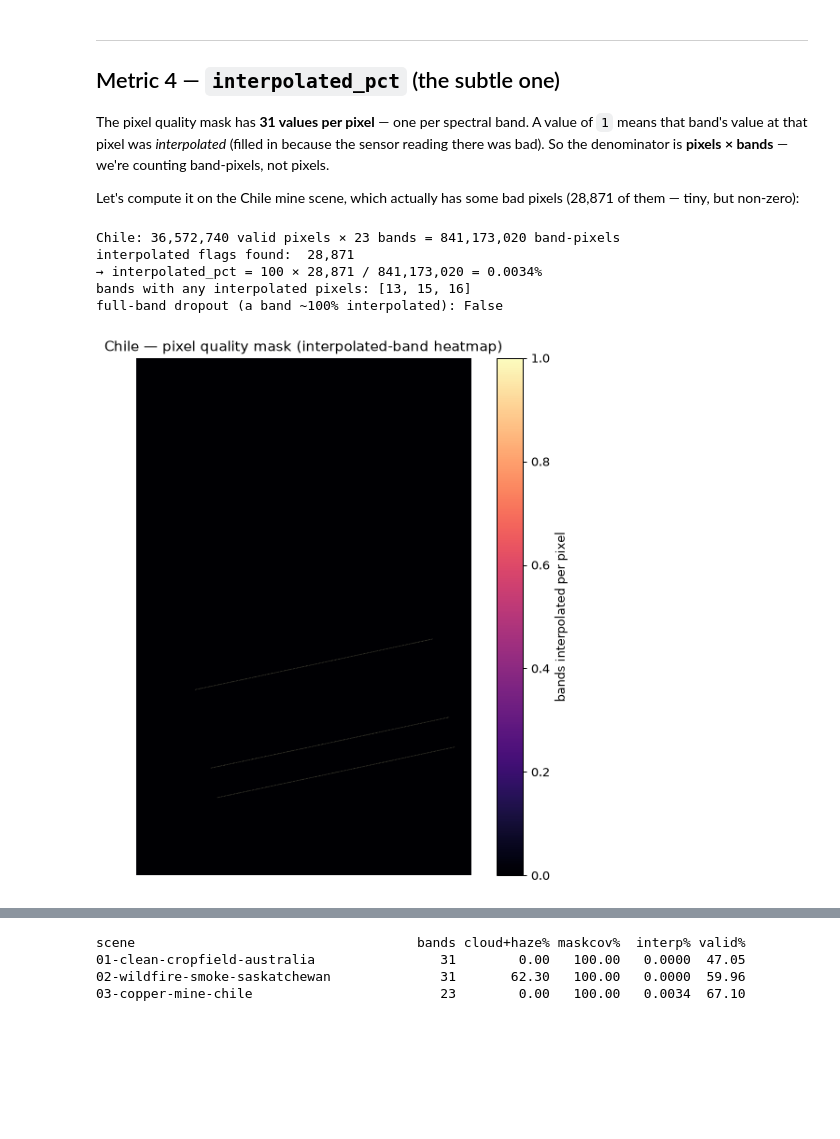
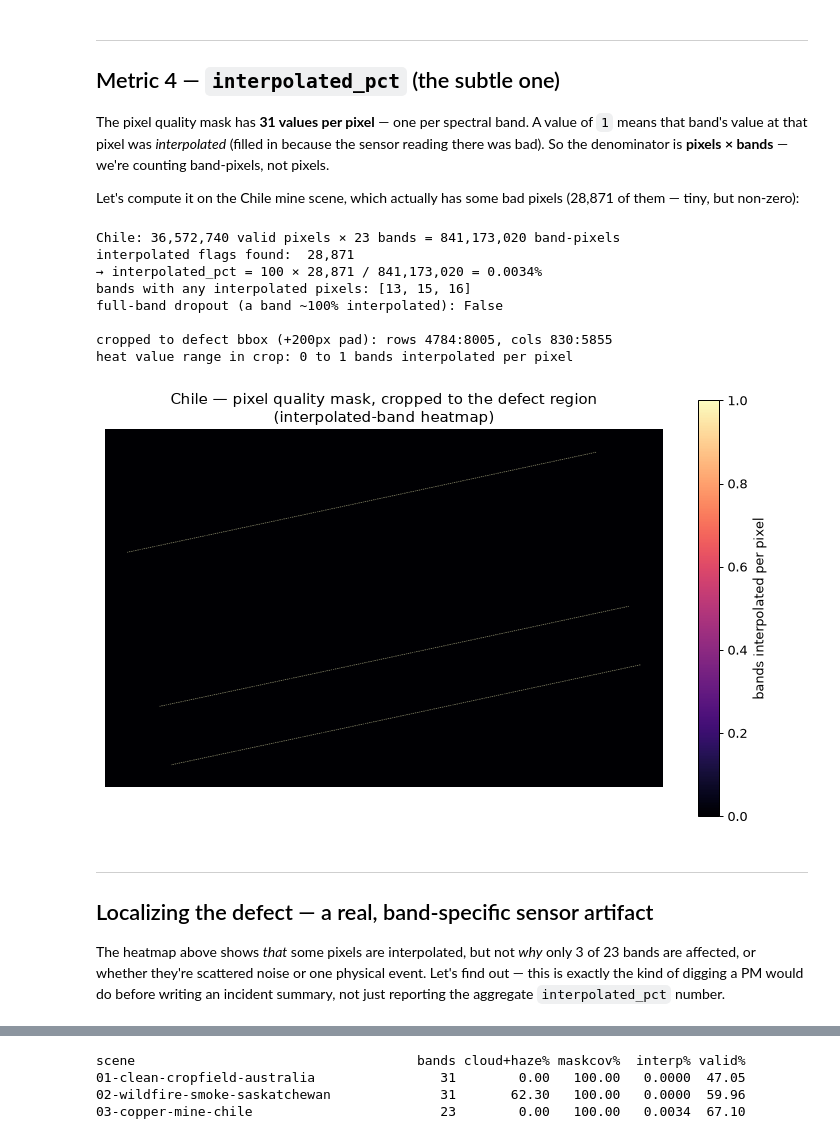
Before and after one commit to shilpi1958/pixxel-image-pm, a Jupyter notebook: notebooks/qa_pipeline_walkthrough.ipynb, the cells around one changed output, grey strips where cells are left out. Cells and saved outputs as stored; diff of their text form; code cells hidden in the pictures; blank space fills up the shorter version.

```diff
--- a/notebooks/qa_pipeline_walkthrough.ipynb
+++ b/notebooks/qa_pipeline_walkthrough.ipynb
@@ -228,32 +266,60 @@ Let's compute it on the Chile mine scene, which actually has some bad pixels
 # %%
 chile = next(p for p in scenes if "copper-mine" in p.name)
 dm2 = tifffile.imread(str(chile / "data_mask.tiff"))
 pq2 = tifffile.imread(str(chile / "pixel_quality_mask.tiff"))
 valid2 = np.any(dm2 != 255, axis=-1)
 vtot2 = int(valid2.sum())
 nb2 = pq2.shape[2]
 
 interp2 = int((pq2[valid2] == 1).sum())
 print(f"Chile: {vtot2:,} valid pixels × {nb2} bands = {vtot2*nb2:,} band-pixels")
 print(f"interpolated flags found:  {interp2:,}")
 interpolated_pct = round(100 * interp2 / (vtot2 * nb2), 4)
 print(f"→ interpolated_pct = 100 × {interp2:,} / {vtot2*nb2:,} = {interpolated_pct}%")
 
 # per-band view — is any single band a full dropout?
 per_band = [int((pq2[..., b][valid2] == 1).sum()) for b in range(nb2)]
 print(f"bands with any interpolated pixels: {[i for i, c in enumerate(per_band) if c > 0]}")
 print(f"full-band dropout (a band ~100% interpolated): {any(c >= vtot2 for c in per_band)}")
 
 # visualize: count interpolated bands per pixel
-f = max(1, pq2.shape[1] // 1000)
-heat = (pq2[::f, ::f] == 1).sum(axis=-1)
-plt.figure(figsize=(8, 8))
-im = plt.imshow(heat, cmap="magma"); plt.colorbar(im, label="bands interpolated per pixel")
-plt.title("Chile — pixel quality mask (interpolated-band heatmap)"); plt.axis("off"); plt.show()
+# Naive full-scene downsampling (stride slicing) makes this defect invisible: it's a
+# thin scan-line only ~900px tall in a ~9,200px-tall image, across just 3 of 23 bands
+# — an every-Nth-pixel stride can skip every single defect pixel. Two fixes instead:
+# 1) crop to the defect's actual bounding box before downsampling, so nothing is skipped
+# 2) cap the colorbar at the real max (3 bands), not an assumed 0-1 range — otherwise
+#    a value of "3" reads as barely-above-black on a scale that goes up to "23"
+bad_rows, bad_cols = np.where((pq2 == 1).any(axis=-1))
+pad = 200
+r0, r1 = max(0, bad_rows.min() - pad), min(pq2.shape[0], bad_rows.max() + pad)
+c0, c1 = max(0, bad_cols.min() - pad), min(pq2.shape[1], bad_cols.max() + pad)
+crop = pq2[r0:r1, c0:c1, :]
+f = max(1, crop.shape[1] // 1200)
+heat = (crop[::f, ::f] == 1).sum(axis=-1)
+print(f"\ncropped to defect bbox (+{pad}px pad): rows {r0}:{r1}, cols {c0}:{c1}")
+print(f"heat value range in crop: {heat.min()} to {heat.max()} bands interpolated per pixel")
+
+plt.figure(figsize=(10, 6))
+im = plt.imshow(heat, cmap="magma", vmin=0, vmax=max(1, heat.max()))
+plt.colorbar(im, label="bands interpolated per pixel")
+plt.title("Chile — pixel quality mask, cropped to the defect region\n(interpolated-band heatmap)")
+plt.axis("off")
+plt.show()
 # %% [output]
 Chile: 36,572,740 valid pixels × 23 bands = 841,173,020 band-pixels
 interpolated flags found:  28,871
 → interpolated_pct = 100 × 28,871 / 841,173,020 = 0.0034%
 bands with any interpolated pixels: [13, 15, 16]
 full-band dropout (a band ~100% interpolated): False
+
+cropped to defect bbox (+200px pad): rows 4784:8005, cols 830:5855
+heat value range in crop: 0 to 1 bands interpolated per pixel
-[figure, old version]
+[figure, new version]
+# %% [markdown]
+---
+## Localizing the defect — a real, band-specific sensor artifact
+
+The heatmap above shows *that* some pixels are interpolated, but not *why* only
+3 of 23 bands are affected, or whether they're scattered noise or one physical event.
+Let's find out — this is exactly the kind of digging a PM would do before writing
+an incident summary, not just reporting the aggregate `interpolated_pct` number.
```
Also changed, not shown: parts of 17 cells of this notebook, 34 other files.
